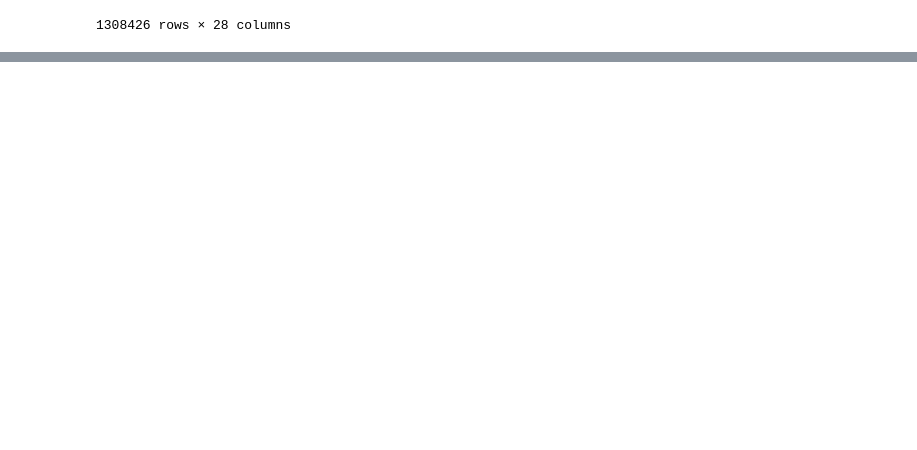
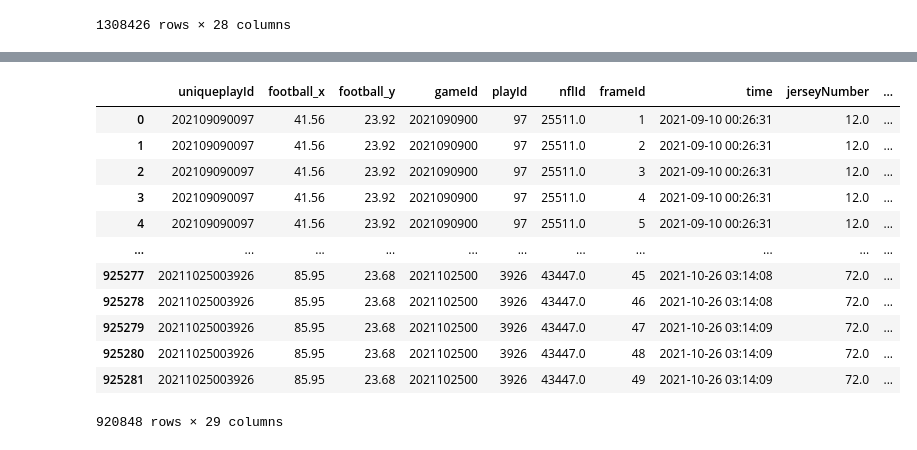
Before and after one commit to cnickol26/BigDataBowl2023, a Jupyter notebook: DataCleaning.ipynb, the cells around one changed output, grey strips where cells are left out. Saved outputs shown, nothing was run; the diff lists cells and outputs as text; code cells hidden in the pictures; blank space fills up the shorter version.

```diff
--- a/DataCleaning.ipynb
+++ b/DataCleaning.ipynb
@@ -266,0 +264,24 @@ Name: pff_positionLinedUp, dtype: int64
+# %%
+## Now going to filter out anything after the ball has been thrown
+end_time = locations_ball6.loc[locations_ball6['event'].isin(['pass_forward','qb_sack','qb_strip_sack']),['uniqueplayId', 'time']].rename(columns = {'time':'end_time'})
+end_time_unique = end_time.drop_duplicates(subset = 'uniqueplayId')
+# %%
+locations_ball7 = locations_ball6.merge(end_time_unique, on = 'uniqueplayId', how = 'left')
+locations_ball7 = locations_ball7.dropna(subset = ['end_time'])
+# %%
+# Left with only plays that resulted in a sack, strip sack, or throw by the qb
+locations_ball7
+# %% [output]
+|  | uniqueplayId | football_x | football_y | gameId | playId | nflId | frameId | time | jerseyNumber | ... |
+| 0 | 202109090097 | 41.56 | 23.92 | 2021090900 | 97 | 25511.0 | 1 | 2021-09-10 00:26:31 | 12.0 | ... |
+| 1 | 202109090097 | 41.56 | 23.92 | 2021090900 | 97 | 25511.0 | 2 | 2021-09-10 00:26:31 | 12.0 | ... |
+| 2 | 202109090097 | 41.56 | 23.92 | 2021090900 | 97 | 25511.0 | 3 | 2021-09-10 00:26:31 | 12.0 | ... |
+| 3 | 202109090097 | 41.56 | 23.92 | 2021090900 | 97 | 25511.0 | 4 | 2021-09-10 00:26:31 | 12.0 | ... |
+| 4 | 202109090097 | 41.56 | 23.92 | 2021090900 | 97 | 25511.0 | 5 | 2021-09-10 00:26:31 | 12.0 | ... |
+| ... | ... | ... | ... | ... | ... | ... | ... | ... | ... | ... |
+| 925277 | 20211025003926 | 85.95 | 23.68 | 2021102500 | 3926 | 43447.0 | 45 | 2021-10-26 03:14:08 | 72.0 | ... |
+| 925278 | 20211025003926 | 85.95 | 23.68 | 2021102500 | 3926 | 43447.0 | 46 | 2021-10-26 03:14:08 | 72.0 | ... |
+| 925279 | 20211025003926 | 85.95 | 23.68 | 2021102500 | 3926 | 43447.0 | 47 | 2021-10-26 03:14:09 | 72.0 | ... |
+| 925280 | 20211025003926 | 85.95 | 23.68 | 2021102500 | 3926 | 43447.0 | 48 | 2021-10-26 03:14:09 | 72.0 | ... |
+| 925281 | 20211025003926 | 85.95 | 23.68 | 2021102500 | 3926 | 43447.0 | 49 | 2021-10-26 03:14:09 | 72.0 | ... |
+920848 rows × 29 columns
```
Also changed, not shown: parts of 3 cells of this notebook.
